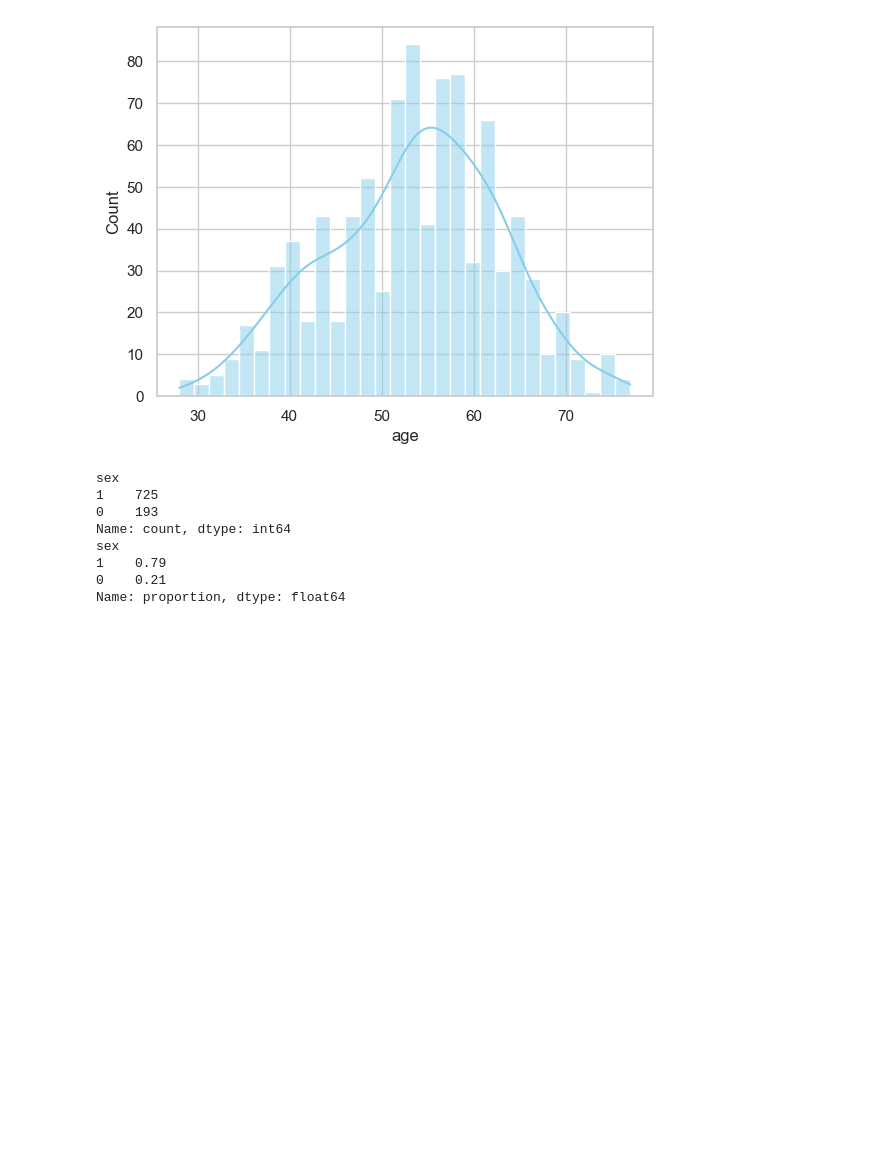
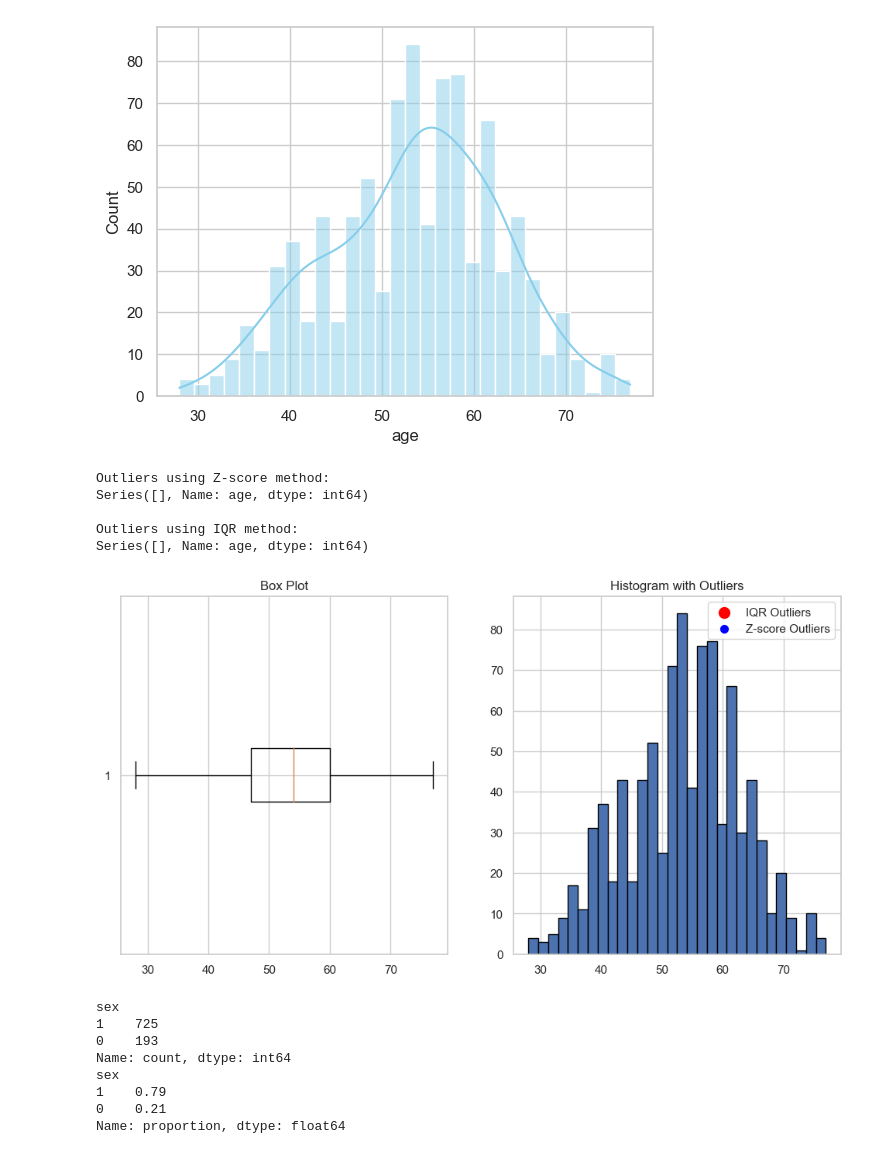
Before and after one commit to pauljo13/Heart-Disease-AI-kaggle, a Jupyter notebook: hd.ipynb, the cells around one changed output. Cells and saved outputs as stored; diff of their text form; code cells hidden in the pictures; blank space fills up the shorter version.

```diff
--- a/hd.ipynb
+++ b/hd.ipynb
@@ -223,6 +232,48 @@ def checkOutlier(data, col, bin=30):
     print("Std : ", data[col].std())
     sns.set(style="whitegrid")
     sns.histplot(data[col], kde=True, color="skyblue", bins=bin)
+# %%
+def detect_outliers(df, column):
+    # 데이터와 컬럼 이름 검증
+    if column not in df.columns:
+        raise ValueError(f"{column} is not a column in the dataframe")
+    if not pd.api.types.is_numeric_dtype(df[column]):
+        raise TypeError(f"{column} must be a numeric column")
+
+    data = df[column]
+
+    # Z-점수 기반 이상치 탐지
+    z_scores = np.abs((data - data.mean()) / data.std())
+    outliers_z = data[z_scores > 3]
+
+    # IQR 기반 이상치 탐지
+    Q1 = data.quantile(0.25)
+    Q3 = data.quantile(0.75)
+    IQR = Q3 - Q1
+    lower_bound = Q1 - 1.5 * IQR
+    upper_bound = Q3 + 1.5 * IQR
+    outliers_iqr = data[(data < lower_bound) | (data > upper_bound)]
+
+    # 결과 출력
+    print("Outliers using Z-score method:")
+    print(outliers_z)
+    print("\nOutliers using IQR method:")
+    print(outliers_iqr)
+
+    # 박스 플롯으로 시각화
+    plt.figure(figsize=(12, 6))
+    plt.subplot(1, 2, 1)
+    plt.boxplot(data, vert=False)
+    plt.title("Box Plot")
+
+    plt.subplot(1, 2, 2)
+    plt.hist(data, bins=30, edgecolor='black')
+    plt.scatter(outliers_iqr, np.zeros_like(outliers_iqr) - 0.005, color='red', s=100, label='IQR Outliers')
+    plt.scatter(outliers_z, np.zeros_like(outliers_z) - 0.01, color='blue', s=50, label='Z-score Outliers')
+    plt.legend()
+    plt.title("Histogram with Outliers")
+
+    plt.show()
 # %%
 checkOutlier(df,"age")
 # %% [output]
@@ -230,6 +281,15 @@ Max :  77 | Min :  28
 Mean :  53.510893246187365
 Std :  9.432616506732007
 [figure]
+# %%
+detect_outliers(df,"age")
+# %% [output]
+Outliers using Z-score method:
+Series([], Name: age, dtype: int64)
+
+Outliers using IQR method:
+Series([], Name: age, dtype: int64)
+[figure, added]
 # %%
 # sex 데이터 값 확인
 print(df.sex.value_counts())
```
Also changed, not shown: parts of 11 cells of this notebook, 1 other file.
